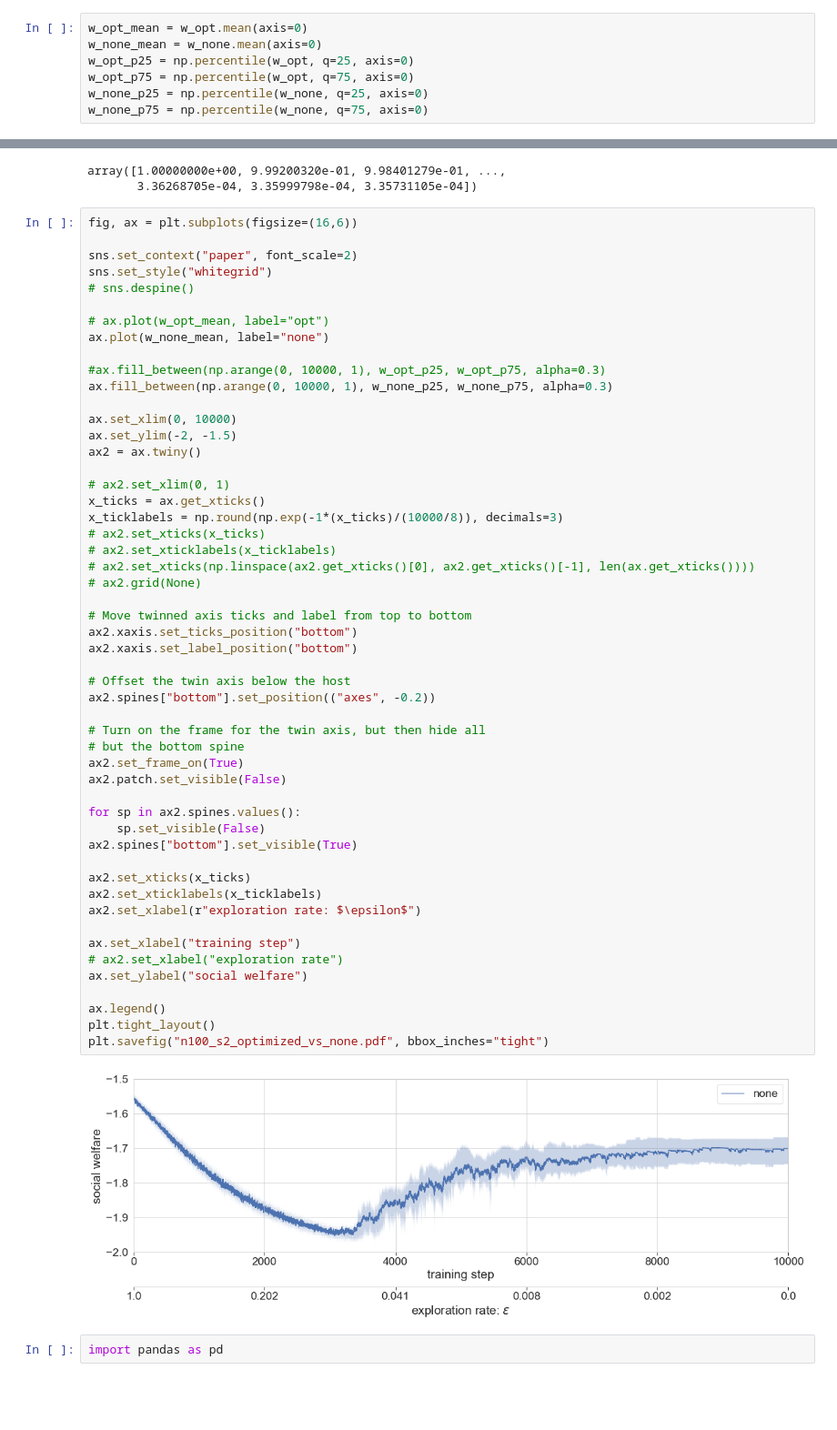
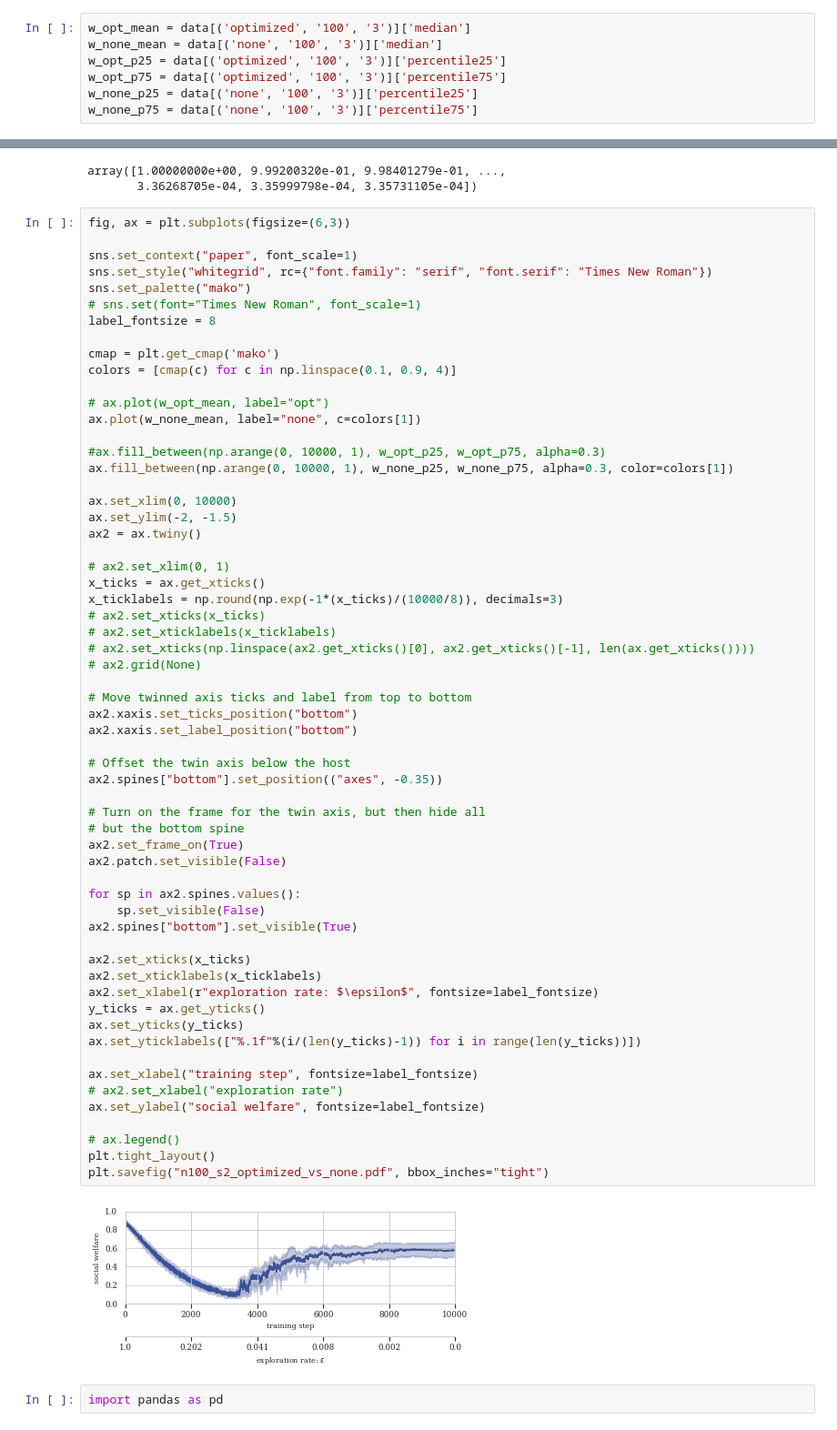
Before and after one commit to CCarissimo/manipulateRL, a Jupyter notebook: plotting.ipynb, the cells around one changed output, grey strips where cells are left out. Shown at 91% size. Drawn from its saved outputs; the diff is of its cells as text; blank space fills up the shorter version.

Commit message:
finalized plots

```diff
--- a/plotting.ipynb
+++ b/plotting.ipynb
@@ -21,12 +23,12 @@ w_none = np.vstack(none)
 import matplotlib.pyplot as plt
 import seaborn as sns
 # %%
-w_opt_mean = w_opt.mean(axis=0)
-w_none_mean = w_none.mean(axis=0)
-w_opt_p25 = np.percentile(w_opt, q=25, axis=0)
-w_opt_p75 = np.percentile(w_opt, q=75, axis=0)
-w_none_p25 = np.percentile(w_none, q=25, axis=0)
-w_none_p75 = np.percentile(w_none, q=75, axis=0)
+w_opt_mean = data[('optimized', '100', '3')]['median']
+w_none_mean = data[('none', '100', '3')]['median']
+w_opt_p25 = data[('optimized', '100', '3')]['percentile25']
+w_opt_p75 = data[('optimized', '100', '3')]['percentile75']
+w_none_p25 = data[('none', '100', '3')]['percentile25']
+w_none_p75 = data[('none', '100', '3')]['percentile75']
 # %%
 x_vals = np.arange(0, 10000, 1)
 epsilon_vals = np.exp(-1*x_vals/(10000/8))
@@ -36,17 +38,22 @@ epsilon_vals
 array([1.00000000e+00, 9.99200320e-01, 9.98401279e-01, ...,
        3.36268705e-04, 3.35999798e-04, 3.35731105e-04])
 # %%
-fig, ax = plt.subplots(figsize=(16,6))
+fig, ax = plt.subplots(figsize=(6,3))
 
-sns.set_context("paper", font_scale=2)
-sns.set_style("whitegrid")
-# sns.despine()
+sns.set_context("paper", font_scale=1)
+sns.set_style("whitegrid", rc={"font.family": "serif", "font.serif": "Times New Roman"})
+sns.set_palette("mako")
+# sns.set(font="Times New Roman", font_scale=1)
+label_fontsize = 8
+
+cmap = plt.get_cmap('mako')
+colors = [cmap(c) for c in np.linspace(0.1, 0.9, 4)]
 
 # ax.plot(w_opt_mean, label="opt")
-ax.plot(w_none_mean, label="none")
+ax.plot(w_none_mean, label="none", c=colors[1])
 
 #ax.fill_between(np.arange(0, 10000, 1), w_opt_p25, w_opt_p75, alpha=0.3)
-ax.fill_between(np.arange(0, 10000, 1), w_none_p25, w_none_p75, alpha=0.3)
+ax.fill_between(np.arange(0, 10000, 1), w_none_p25, w_none_p75, alpha=0.3, color=colors[1])
 
 ax.set_xlim(0, 10000)
 ax.set_ylim(-2, -1.5)
@@ -56,39 +63,42 @@ ax2 = ax.twiny()
 x_ticks = ax.get_xticks()
 x_ticklabels = np.round(np.exp(-1*(x_ticks)/(10000/8)), decimals=3)
 # ax2.set_xticks(x_ticks)
 # ax2.set_xticklabels(x_ticklabels)
 # ax2.set_xticks(np.linspace(ax2.get_xticks()[0], ax2.get_xticks()[-1], len(ax.get_xticks())))
 # ax2.grid(None)
 
 # Move twinned axis ticks and label from top to bottom
 ax2.xaxis.set_ticks_position("bottom")
 ax2.xaxis.set_label_position("bottom")
 
 # Offset the twin axis below the host
-ax2.spines["bottom"].set_position(("axes", -0.2))
+ax2.spines["bottom"].set_position(("axes", -0.35))
 
 # Turn on the frame for the twin axis, but then hide all
 # but the bottom spine
 ax2.set_frame_on(True)
 ax2.patch.set_visible(False)
 
 for sp in ax2.spines.values():
     sp.set_visible(False)
 ax2.spines["bottom"].set_visible(True)
 
 ax2.set_xticks(x_ticks)
 ax2.set_xticklabels(x_ticklabels)
-ax2.set_xlabel(r"exploration rate: $\epsilon$")
+ax2.set_xlabel(r"exploration rate: $\epsilon$", fontsize=label_fontsize)
+y_ticks = ax.get_yticks()
+ax.set_yticks(y_ticks)
+ax.set_yticklabels(["%.1f"%(i/(len(y_ticks)-1)) for i in range(len(y_ticks))])
 
-ax.set_xlabel("training step")
+ax.set_xlabel("training step", fontsize=label_fontsize)
 # ax2.set_xlabel("exploration rate")
-ax.set_ylabel("social welfare")
+ax.set_ylabel("social welfare", fontsize=label_fontsize)
 
-ax.legend()
+# ax.legend()
 plt.tight_layout()
 plt.savefig("n100_s2_optimized_vs_none.pdf", bbox_inches="tight")
 # %% [output]
-[figure, old version]
+[figure, new version]
 # %%
 import pandas as pd
 # %%
```
Also changed, not shown: parts of 6 cells of this notebook.
